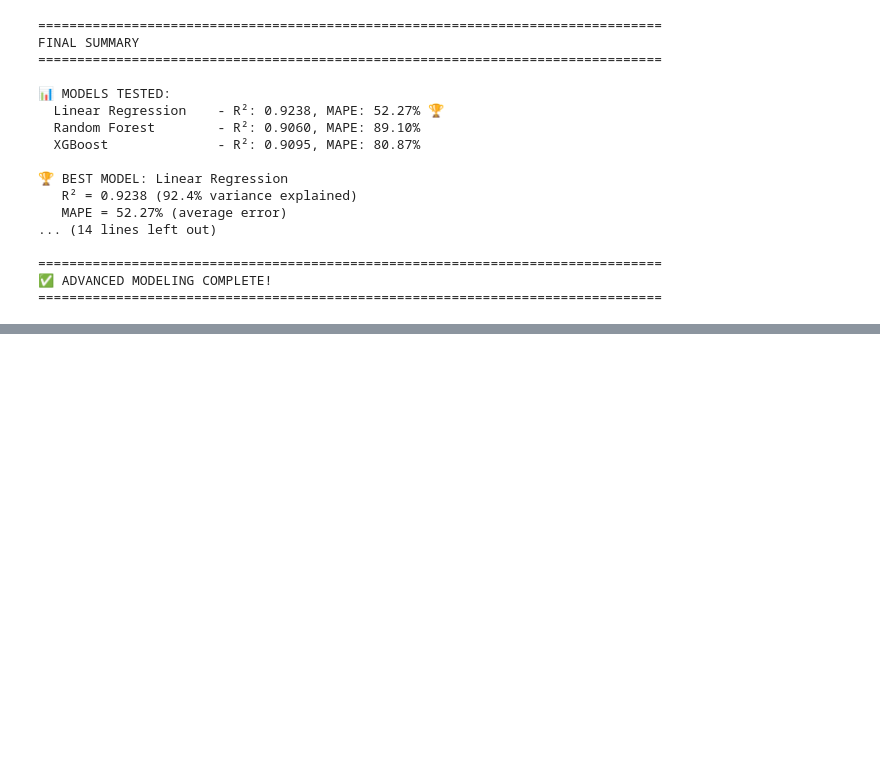
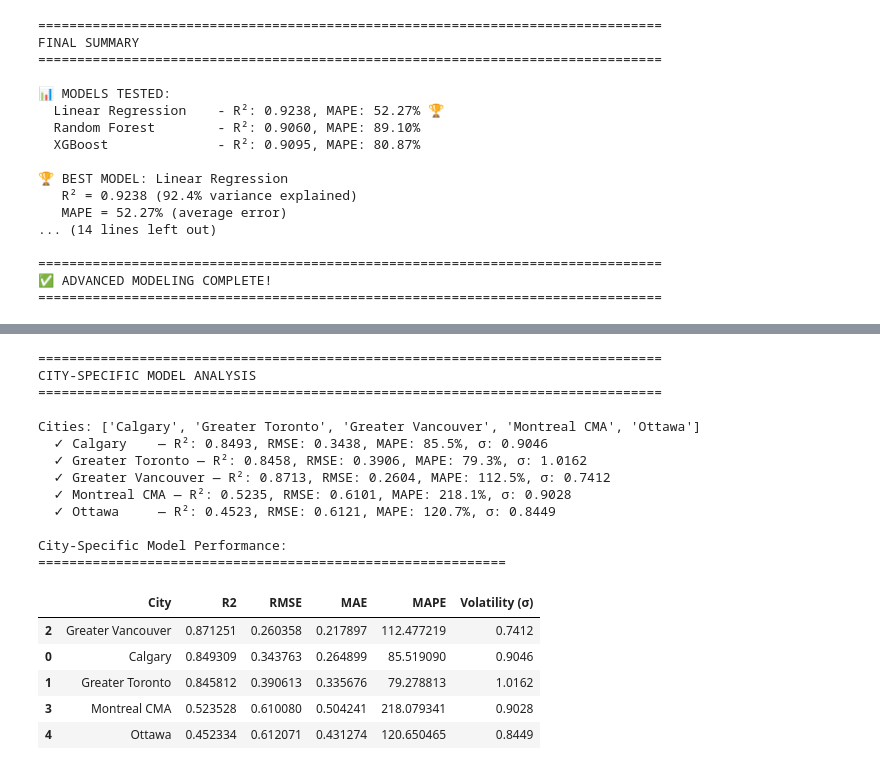
Before and after one commit to ChloeLeeFullStackDeveloper/CANADIAN-HOUSING-MARKET-ANALYSIS, a Jupyter notebook: 02_Notebooks/Advanced_Models.ipynb, the cells around one changed output, grey strips where cells are left out. Drawn from its saved outputs; the diff is of its cells as text; code cells hidden in the pictures; blank space fills up the shorter version.

```diff
--- a/02_Notebooks/Advanced_Models.ipynb
+++ b/02_Notebooks/Advanced_Models.ipynb
@@ -722,0 +736,77 @@ FINAL SUMMARY
+# %%
+print("="*80)
+print("CITY-SPECIFIC MODEL ANALYSIS")
+print("="*80)
+
+cities = df_clean['City'].unique()
+print(f"\nCities: {list(cities)}")
+
+city_results = []
+
+for city in sorted(cities):
+    # Filter data for this city
+    city_data = df_clean[df_clean['City'] == city]
+
+    train_city = city_data[city_data['Year'] < SPLIT_YEAR]
+    test_city  = city_data[city_data['Year'] >= SPLIT_YEAR]
+
+    if len(test_city) < 5:
+        print(f"  ⚠ {city}: not enough test data, skipping")
+        continue
+
+    X_train_c = train_city[feature_cols]
+    y_train_c = train_city[target_col]
+    X_test_c  = test_city[feature_cols]
+    y_test_c  = test_city[target_col]
+
+    # Train Random Forest
+    rf_city = RandomForestRegressor(
+        n_estimators=100, max_depth=15,
+        min_samples_split=5, min_samples_leaf=2,
+        random_state=42, n_jobs=-1
+    )
+    rf_city.fit(X_train_c, y_train_c)
+    pred_c = rf_city.predict(X_test_c)
+
+    # Metrics
+    r2   = r2_score(y_test_c, pred_c)
+    rmse = np.sqrt(mean_squared_error(y_test_c, pred_c))
+    mae  = mean_absolute_error(y_test_c, pred_c)
+    mask = y_test_c != 0
+    mape = np.mean(np.abs((y_test_c[mask] - pred_c[mask]) / y_test_c[mask])) * 100
+    std  = y_test_c.std()
+
+    city_results.append({
+        'City': city,
+        'R2': r2,
+        'RMSE': rmse,
+        'MAE': mae,
+        'MAPE': mape,
+        'Volatility (σ)': round(std, 4)
+    })
+    print(f"  ✓ {city:10} — R²: {r2:.4f}, RMSE: {rmse:.4f}, MAPE: {mape:.1f}%, σ: {std:.4f}")
+
+city_df = pd.DataFrame(city_results).sort_values('R2', ascending=False)
+print("\nCity-Specific Model Performance:")
+print("="*60)
+display(city_df)
+# %% [output]
+================================================================================
+CITY-SPECIFIC MODEL ANALYSIS
+================================================================================
+
+Cities: ['Calgary', 'Greater Toronto', 'Greater Vancouver', 'Montreal CMA', 'Ottawa']
+  ✓ Calgary    — R²: 0.8493, RMSE: 0.3438, MAPE: 85.5%, σ: 0.9046
+  ✓ Greater Toronto — R²: 0.8458, RMSE: 0.3906, MAPE: 79.3%, σ: 1.0162
+  ✓ Greater Vancouver — R²: 0.8713, RMSE: 0.2604, MAPE: 112.5%, σ: 0.7412
+  ✓ Montreal CMA — R²: 0.5235, RMSE: 0.6101, MAPE: 218.1%, σ: 0.9028
+  ✓ Ottawa     — R²: 0.4523, RMSE: 0.6121, MAPE: 120.7%, σ: 0.8449
+
+City-Specific Model Performance:
+============================================================
+|  | City | R2 | RMSE | MAE | MAPE | Volatility (σ) |
+| 2 | Greater Vancouver | 0.871251 | 0.260358 | 0.217897 | 112.477219 | 0.7412 |
+| 0 | Calgary | 0.849309 | 0.343763 | 0.264899 | 85.519090 | 0.9046 |
+| 1 | Greater Toronto | 0.845812 | 0.390613 | 0.335676 | 79.278813 | 1.0162 |
+| 3 | Montreal CMA | 0.523528 | 0.610080 | 0.504241 | 218.079341 | 0.9028 |
+| 4 | Ottawa | 0.452334 | 0.612071 | 0.431274 | 120.650465 | 0.8449 |
```
Also changed, not shown: parts of 7 cells of this notebook, 8 other files.
